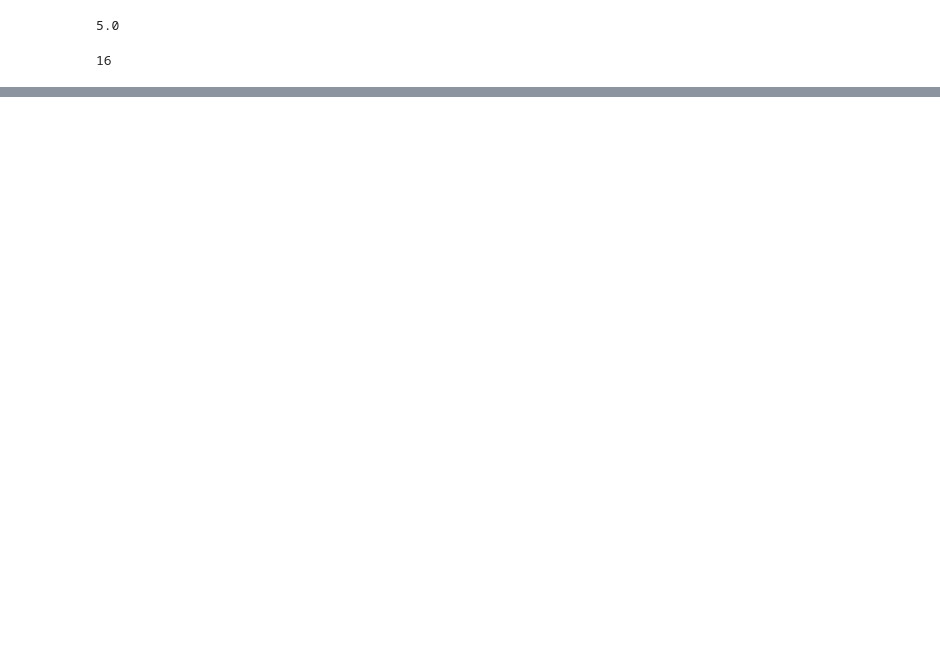
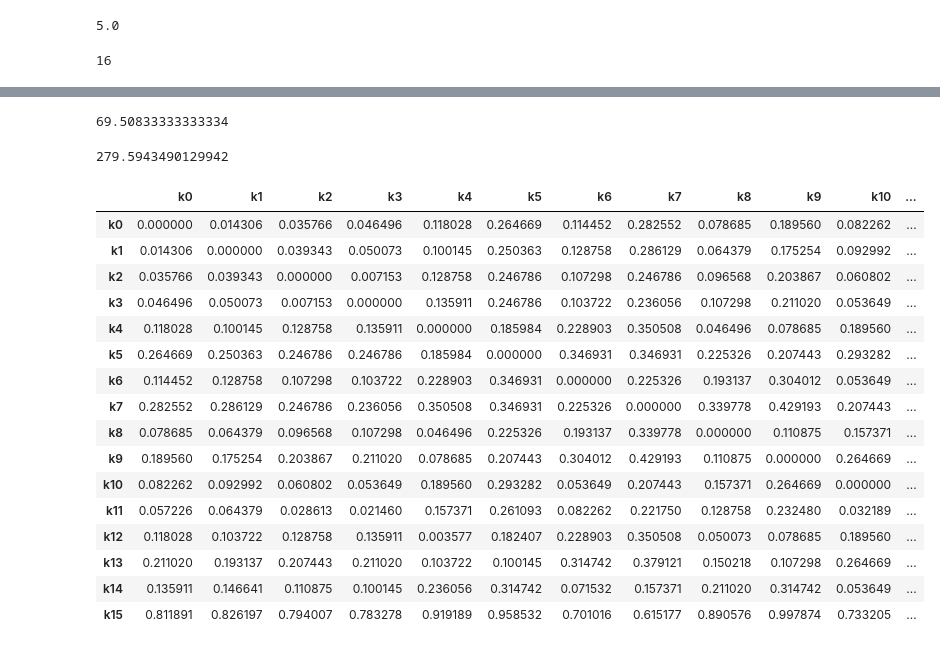
Before and after one commit to ankitstar01/WFH, a Jupyter notebook: keyPoint_distance.ipynb, the cells around one changed output, grey strips where cells are left out. Saved outputs shown, nothing was run; the diff lists cells and outputs as text; code cells hidden in the pictures; blank space fills up the shorter version.

```diff
--- a/keyPoint_distance.ipynb
+++ b/keyPoint_distance.ipynb
@@ -90,0 +119,35 @@ t
+# %%
+avgDistance(d,t) # mean distance
+# %% [output]
+69.50833333333334
+# %%
+# normalization
+max_d=max(q)
+min_d=min(q)
+max_d
+# %% [output]
+279.5943490129942
+# %%
+def normalize(df):
+  df=(df-min_d)/(max_d-min_d)
+  return df
+# %%
+normalize(df)
+# %% [output]
+|  | k0 | k1 | k2 | k3 | k4 | k5 | k6 | k7 | k8 | k9 | k10 | ... |
+| k0 | 0.000000 | 0.014306 | 0.035766 | 0.046496 | 0.118028 | 0.264669 | 0.114452 | 0.282552 | 0.078685 | 0.189560 | 0.082262 | ... |
+| k1 | 0.014306 | 0.000000 | 0.039343 | 0.050073 | 0.100145 | 0.250363 | 0.128758 | 0.286129 | 0.064379 | 0.175254 | 0.092992 | ... |
+| k2 | 0.035766 | 0.039343 | 0.000000 | 0.007153 | 0.128758 | 0.246786 | 0.107298 | 0.246786 | 0.096568 | 0.203867 | 0.060802 | ... |
+| k3 | 0.046496 | 0.050073 | 0.007153 | 0.000000 | 0.135911 | 0.246786 | 0.103722 | 0.236056 | 0.107298 | 0.211020 | 0.053649 | ... |
+| k4 | 0.118028 | 0.100145 | 0.128758 | 0.135911 | 0.000000 | 0.185984 | 0.228903 | 0.350508 | 0.046496 | 0.078685 | 0.189560 | ... |
+| k5 | 0.264669 | 0.250363 | 0.246786 | 0.246786 | 0.185984 | 0.000000 | 0.346931 | 0.346931 | 0.225326 | 0.207443 | 0.293282 | ... |
+| k6 | 0.114452 | 0.128758 | 0.107298 | 0.103722 | 0.228903 | 0.346931 | 0.000000 | 0.225326 | 0.193137 | 0.304012 | 0.053649 | ... |
+| k7 | 0.282552 | 0.286129 | 0.246786 | 0.236056 | 0.350508 | 0.346931 | 0.225326 | 0.000000 | 0.339778 | 0.429193 | 0.207443 | ... |
+| k8 | 0.078685 | 0.064379 | 0.096568 | 0.107298 | 0.046496 | 0.225326 | 0.193137 | 0.339778 | 0.000000 | 0.110875 | 0.157371 | ... |
+| k9 | 0.189560 | 0.175254 | 0.203867 | 0.211020 | 0.078685 | 0.207443 | 0.304012 | 0.429193 | 0.110875 | 0.000000 | 0.264669 | ... |
+| k10 | 0.082262 | 0.092992 | 0.060802 | 0.053649 | 0.189560 | 0.293282 | 0.053649 | 0.207443 | 0.157371 | 0.264669 | 0.000000 | ... |
+| k11 | 0.057226 | 0.064379 | 0.028613 | 0.021460 | 0.157371 | 0.261093 | 0.082262 | 0.221750 | 0.128758 | 0.232480 | 0.032189 | ... |
+| k12 | 0.118028 | 0.103722 | 0.128758 | 0.135911 | 0.003577 | 0.182407 | 0.228903 | 0.350508 | 0.050073 | 0.078685 | 0.189560 | ... |
+| k13 | 0.211020 | 0.193137 | 0.207443 | 0.211020 | 0.103722 | 0.100145 | 0.314742 | 0.379121 | 0.150218 | 0.107298 | 0.264669 | ... |
+| k14 | 0.135911 | 0.146641 | 0.110875 | 0.100145 | 0.236056 | 0.314742 | 0.071532 | 0.157371 | 0.211020 | 0.314742 | 0.053649 | ... |
+| k15 | 0.811891 | 0.826197 | 0.794007 | 0.783278 | 0.919189 | 0.958532 | 0.701016 | 0.615177 | 0.890576 | 0.997874 | 0.733205 | ... |
```
Also changed, not shown: parts of 12 cells of this notebook.
